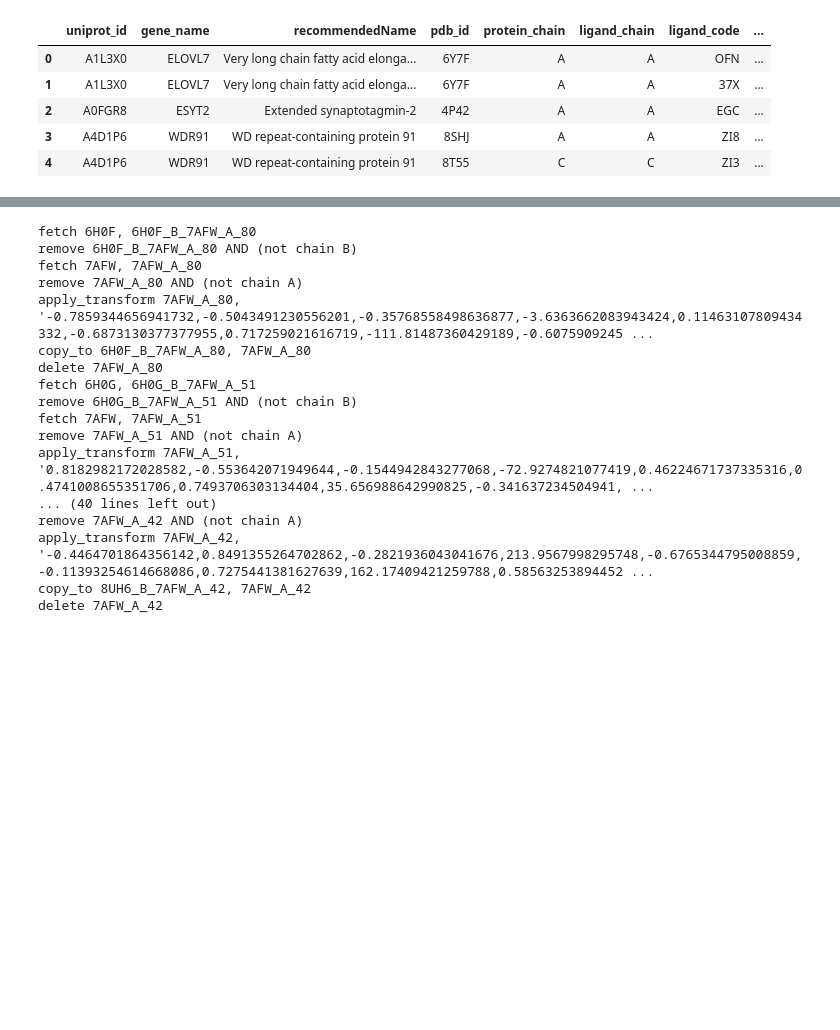
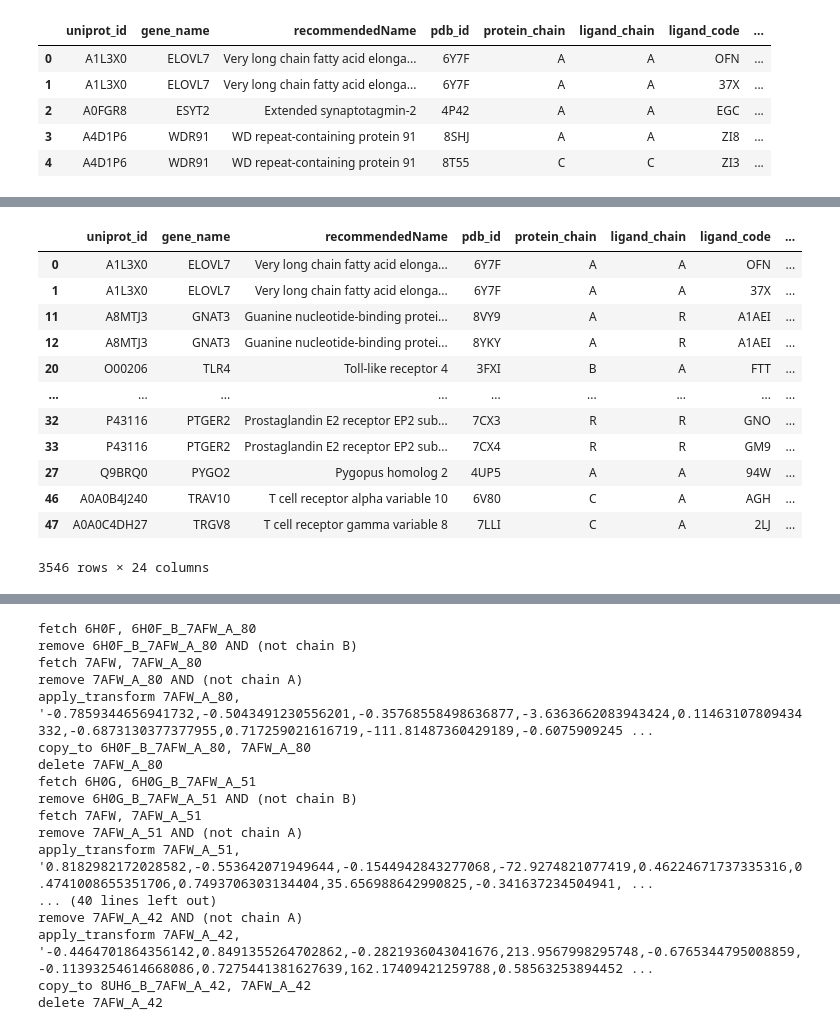
Before and after one commit to meng-yx/masif-neosurf-af2, a Jupyter notebook: notebooks/neosurf_neosurf.ipynb, the cells around one changed output, grey strips where cells are left out. Cells and saved outputs as stored; diff of their text form; code cells hidden in the pictures; blank space fills up the shorter version.

```diff
--- a/notebooks/neosurf_neosurf.ipynb
+++ b/notebooks/neosurf_neosurf.ipynb
@@ -226,0 +267,5 @@ df_preprocess_failed.head()
+# %%
+# Verify seed_ids are unique (one entry per pdb_id + ligand_code combination)
+assert df_preprocessed_seeds["seed_id"].is_unique, "seed_id is not unique!"
+df_preprocessed_seeds["seed_id"].value_counts().head()
+# %% [output]
@@ -227,3 +274,16 @@ df_preprocess_failed.head()
+|  | uniprot_id | gene_name | recommendedName | pdb_id | protein_chain | ligand_chain | ligand_code | ... |
+| 0 | A1L3X0 | ELOVL7 | Very long chain fatty acid elonga... | 6Y7F | A | A | OFN | ... |
+| 1 | A1L3X0 | ELOVL7 | Very long chain fatty acid elonga... | 6Y7F | A | A | 37X | ... |
+| 11 | A8MTJ3 | GNAT3 | Guanine nucleotide-binding protei... | 8VY9 | A | R | A1AEI | ... |
+| 12 | A8MTJ3 | GNAT3 | Guanine nucleotide-binding protei... | 8YKY | A | R | A1AEI | ... |
+| 20 | O00206 | TLR4 | Toll-like receptor 4 | 3FXI | B | A | FTT | ... |
+| ... | ... | ... | ... | ... | ... | ... | ... | ... |
+| 32 | P43116 | PTGER2 | Prostaglandin E2 receptor EP2 sub... | 7CX3 | R | R | GNO | ... |
+| 33 | P43116 | PTGER2 | Prostaglandin E2 receptor EP2 sub... | 7CX4 | R | R | GM9 | ... |
+| 27 | Q9BRQ0 | PYGO2 | Pygopus homolog 2 | 4UP5 | A | A | 94W | ... |
+| 46 | A0A0B4J240 | TRAV10 | T cell receptor alpha variable 10 | 6V80 | C | A | AGH | ... |
+| 47 | A0A0C4DH27 | TRGV8 | T cell receptor gamma variable 8 | 7LLI | C | A | 2LJ | ... |
+3546 rows × 24 columns
 # %% [markdown]
 ___
 ### Step 2 - Run masif_search around ligand residues
```
Also changed, not shown: parts of 20 cells of this notebook, 1 other file.
